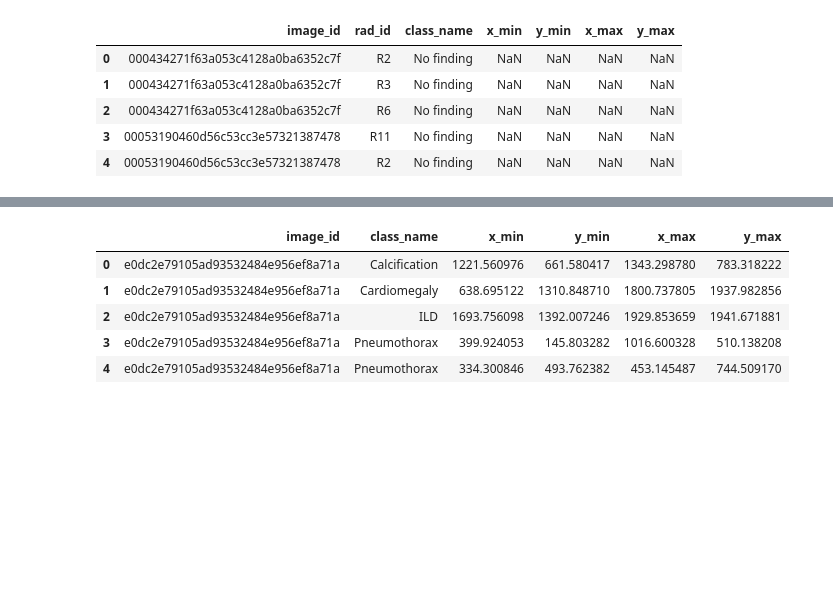
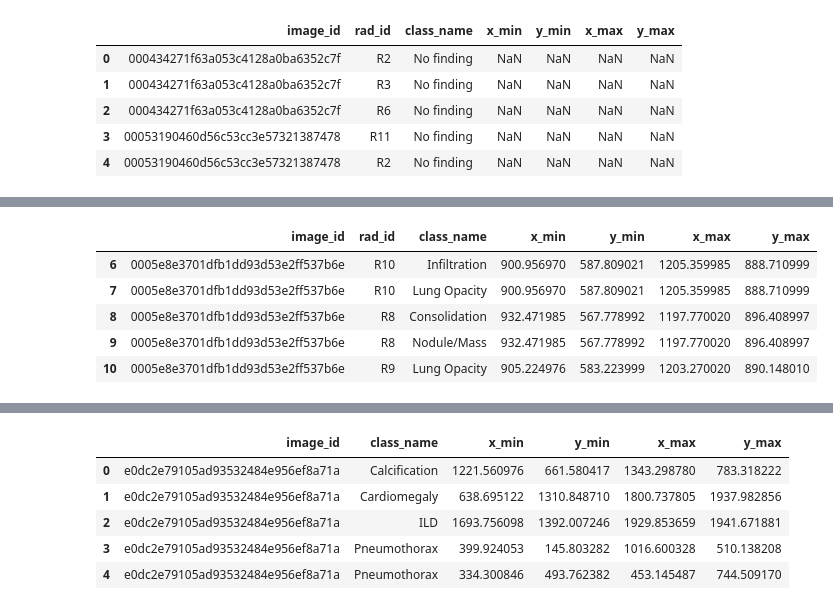
Before and after one commit to harshvardhan10/thesis-codebase, a Jupyter notebook: notebooks/eda_vindr_cxr.ipynb, the cells around one changed output, grey strips where cells are left out. Drawn from its saved outputs; the diff is of its cells as text; code cells hidden in the pictures; blank space fills up the shorter version.

```diff
--- a/notebooks/eda_vindr_cxr.ipynb
+++ b/notebooks/eda_vindr_cxr.ipynb
@@ -14,0 +43,9 @@ annot_train.head()
+# %%
+annot_train[annot_train.image_id == "0005e8e3701dfb1dd93d53e2ff537b6e"]
+# %% [output]
+|  | image_id | rad_id | class_name | x_min | y_min | x_max | y_max |
+| 6 | 0005e8e3701dfb1dd93d53e2ff537b6e | R10 | Infiltration | 900.956970 | 587.809021 | 1205.359985 | 888.710999 |
+| 7 | 0005e8e3701dfb1dd93d53e2ff537b6e | R10 | Lung Opacity | 900.956970 | 587.809021 | 1205.359985 | 888.710999 |
+| 8 | 0005e8e3701dfb1dd93d53e2ff537b6e | R8 | Consolidation | 932.471985 | 567.778992 | 1197.770020 | 896.408997 |
+| 9 | 0005e8e3701dfb1dd93d53e2ff537b6e | R8 | Nodule/Mass | 932.471985 | 567.778992 | 1197.770020 | 896.408997 |
+| 10 | 0005e8e3701dfb1dd93d53e2ff537b6e | R9 | Lung Opacity | 905.224976 | 583.223999 | 1203.270020 | 890.148010 |
```
Also changed, not shown: parts of 14 cells of this notebook, 1 other file.
